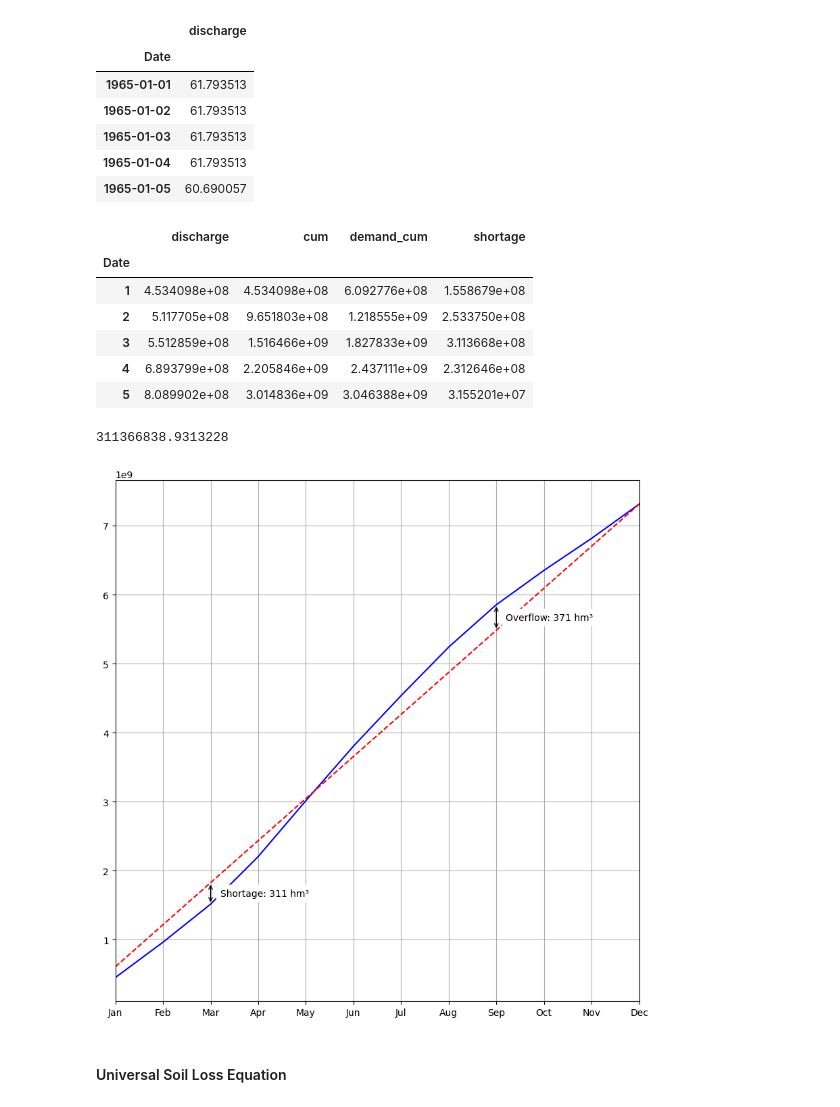
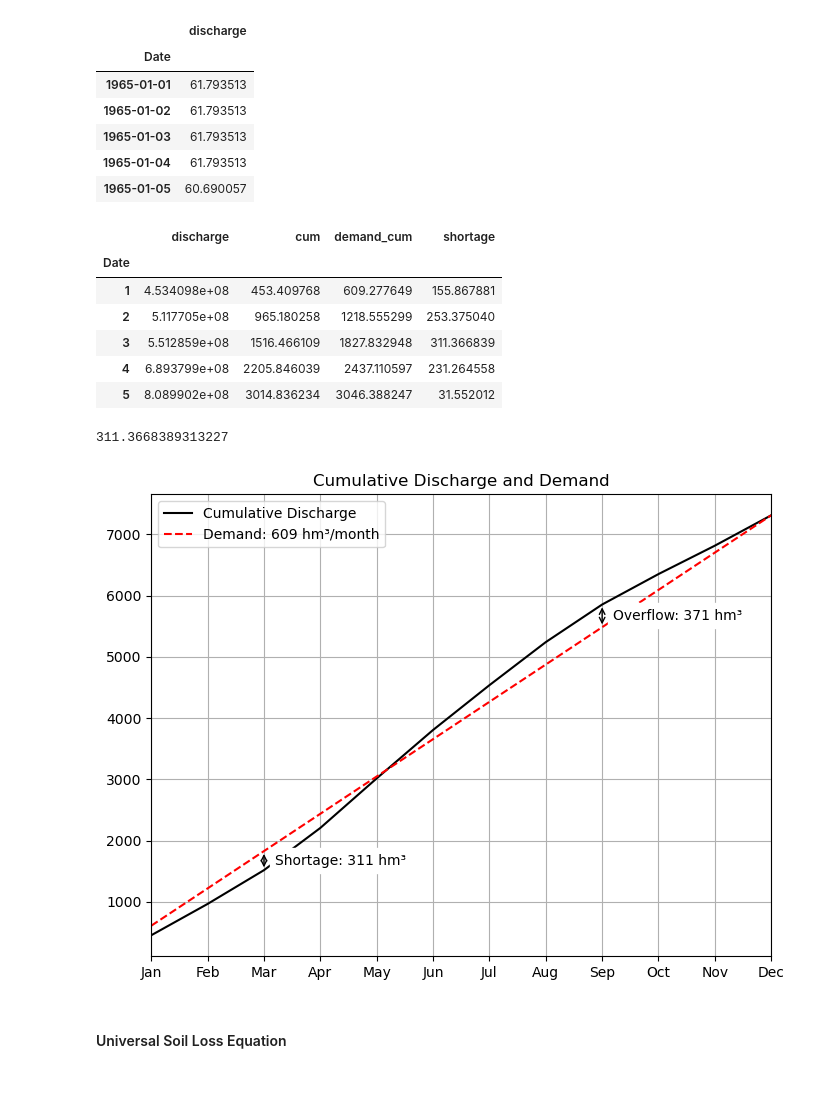
Before and after one commit to maxblw/CIEM4301_dam_design, a Jupyter notebook: Discharge/Required_Volume.ipynb, the cells around one changed output. Cells and saved outputs as stored; diff of their text form; code cells hidden in the pictures.

Commit message:
recalculated dead storage and edited Volume curves

```diff
--- a/Discharge/Required_Volume.ipynb
+++ b/Discharge/Required_Volume.ipynb
@@ -30,15 +30,14 @@ display(df.head())
 # %%
 df_aten = df.resample("ME").mean()
 df_aten = df_aten.groupby(df_aten.index.month).mean()
-df_aten["discharge"] = df_aten["discharge"] * 3600 * 24 * 30.44  # m3/month
-df_aten["cum"] = df_aten["discharge"].cumsum()
+df_aten["discharge"] = df_aten["discharge"] * 3600 * 24 * 30.44 # hm³/month
+df_aten["cum"] = df_aten["discharge"].cumsum() / 10**6  # in hm³
 demand = df_aten["discharge"].mean()
-df_aten["demand"] = demand
+df_aten["demand"] = demand  / 10**6
 df_aten["demand_cum"] = df_aten["demand"].cumsum()
 df_aten.drop(columns=["demand"], inplace=True)
 df_aten["shortage"] = df_aten["demand_cum"] - df_aten["cum"]
 display(df_aten.head())
-
 
 shortage = df_aten["shortage"].max()
 shortage_date = df_aten["shortage"].idxmax()
@@ -46,12 +45,12 @@ overflow = -df_aten["shortage"].min()
 overflow_date = df_aten["shortage"].idxmin()
 print(shortage)
 
-fig, ax = plt.subplots(figsize=(10, 10))
+fig, ax = plt.subplots(figsize=(8, 6))
 
 # ax.plot(df_aten.index, df_aten["discharge"], color="black", label="Daily Discharge")
 
-ax.plot(df_aten.index, df_aten["cum"], color="blue", label="Cumulative Discharge")
-ax.plot(df_aten.index, df_aten["demand_cum"], "r--", label="Cumulative Demand")
+ax.plot(df_aten.index, df_aten["cum"], color="black", label="Cumulative Discharge")
+ax.plot(df_aten.index, df_aten["demand_cum"], "r--", label=f"Demand: {demand/10**6:.0f} hm³/month")
 ax.set_xlim(1, 12)
 ax.set_xticks(range(1, 13))
 ax.set_xticklabels(
@@ -61,42 +60,46 @@ ax.set_xticklabels(
         "Mar",
         "Apr",
         "May",
         "Jun",
         "Jul",
         "Aug",
         "Sep",
         "Oct",
         "Nov",
         "Dec",
     ]
 )
 ax.annotate('',
             xy=(shortage_date, df_aten.loc[shortage_date, "cum"]),
             xytext=(shortage_date, df_aten.loc[shortage_date, "demand_cum"]),
             arrowprops=dict(arrowstyle='<->', color='black', lw=1)
            )
 ax.text(shortage_date + 0.2, (df_aten.loc[shortage_date, "cum"] + df_aten.loc[shortage_date, "demand_cum"]) / 2,
-        f'Shortage: {shortage/10**6:,.0f} hm³', color='black', va='center', backgroundcolor='white')
+        f'Shortage: {shortage:,.0f} hm³', color='black', va='center', backgroundcolor='white')
 
 ax.annotate('',
             xy=(overflow_date, df_aten.loc[overflow_date, "cum"]),
             xytext=(overflow_date, df_aten.loc[overflow_date, "demand_cum"]),
             arrowprops=dict(arrowstyle='<->', color='black', lw=1)
            )
 ax.text(overflow_date + 0.2, (df_aten.loc[overflow_date, "cum"] + df_aten.loc[overflow_date, "demand_cum"]) / 2,
-        f'Overflow: {overflow/10**6:,.0f} hm³', color='black', va='center', backgroundcolor='white')
+        f'Overflow: {overflow:,.0f} hm³', color='black', va='center', backgroundcolor='white')
 
 ax.grid()
+ax.legend()
+ax.set_title('Cumulative Discharge and Demand')
+
+plt.savefig('..\\figures\\discharge_demand.png', dpi=300)
 # %% [output]
 |  | discharge | cum | demand_cum | shortage |
 | Date |  |  |  |  |
-| 1 | 4.534098e+08 | 4.534098e+08 | 6.092776e+08 | 1.558679e+08 |
-| 2 | 5.117705e+08 | 9.651803e+08 | 1.218555e+09 | 2.533750e+08 |
-| 3 | 5.512859e+08 | 1.516466e+09 | 1.827833e+09 | 3.113668e+08 |
-| 4 | 6.893799e+08 | 2.205846e+09 | 2.437111e+09 | 2.312646e+08 |
-| 5 | 8.089902e+08 | 3.014836e+09 | 3.046388e+09 | 3.155201e+07 |
+| 1 | 4.534098e+08 | 453.409768 | 609.277649 | 155.867881 |
+| 2 | 5.117705e+08 | 965.180258 | 1218.555299 | 253.375040 |
+| 3 | 5.512859e+08 | 1516.466109 | 1827.832948 | 311.366839 |
+| 4 | 6.893799e+08 | 2205.846039 | 2437.110597 | 231.264558 |
+| 5 | 8.089902e+08 | 3014.836234 | 3046.388247 | 31.552012 |
-311366838.9313228
+311.3668389313227
-[figure, old version]
+[figure, new version]
 # %% [markdown]
 #### Universal Soil Loss Equation
 # %%
```
Also changed, not shown: parts of 2 cells of this notebook, 10 other files.
